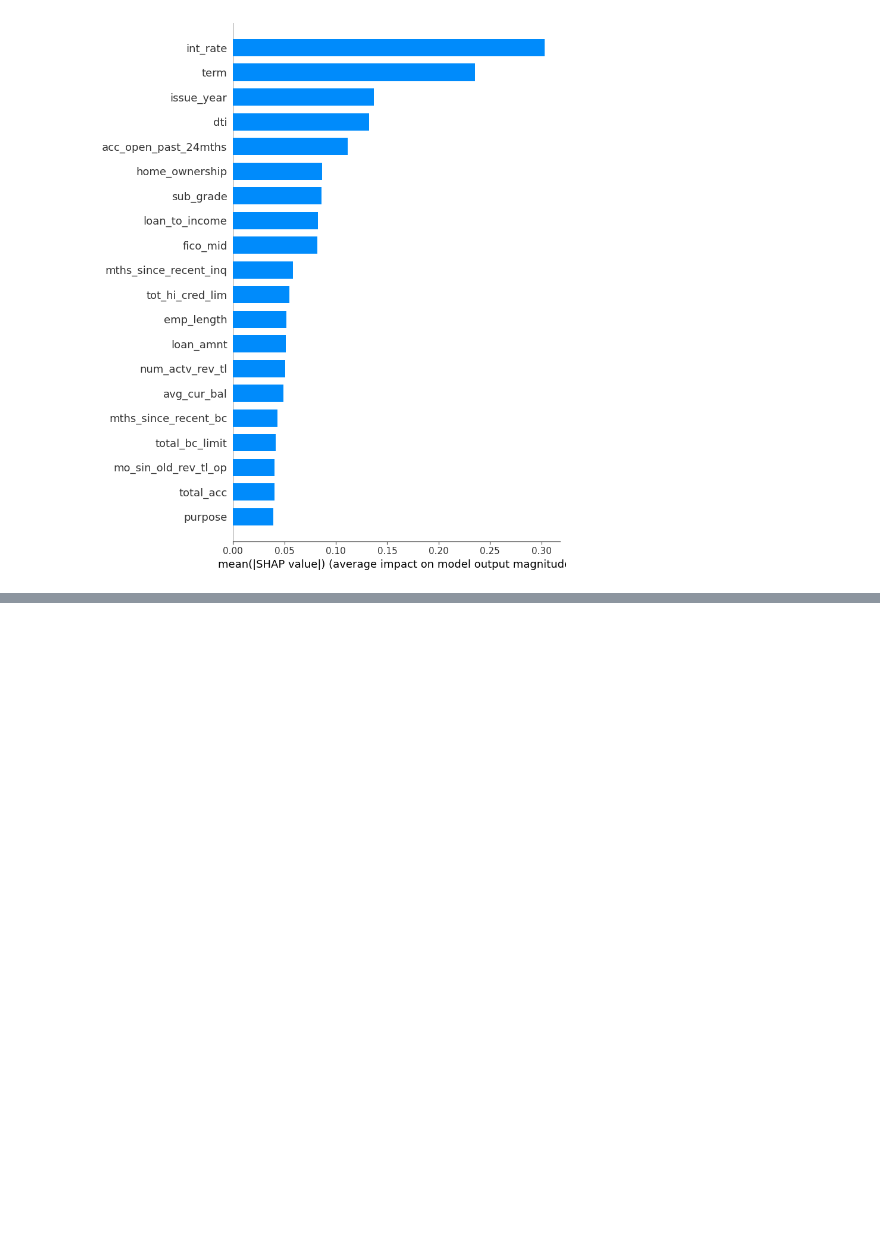
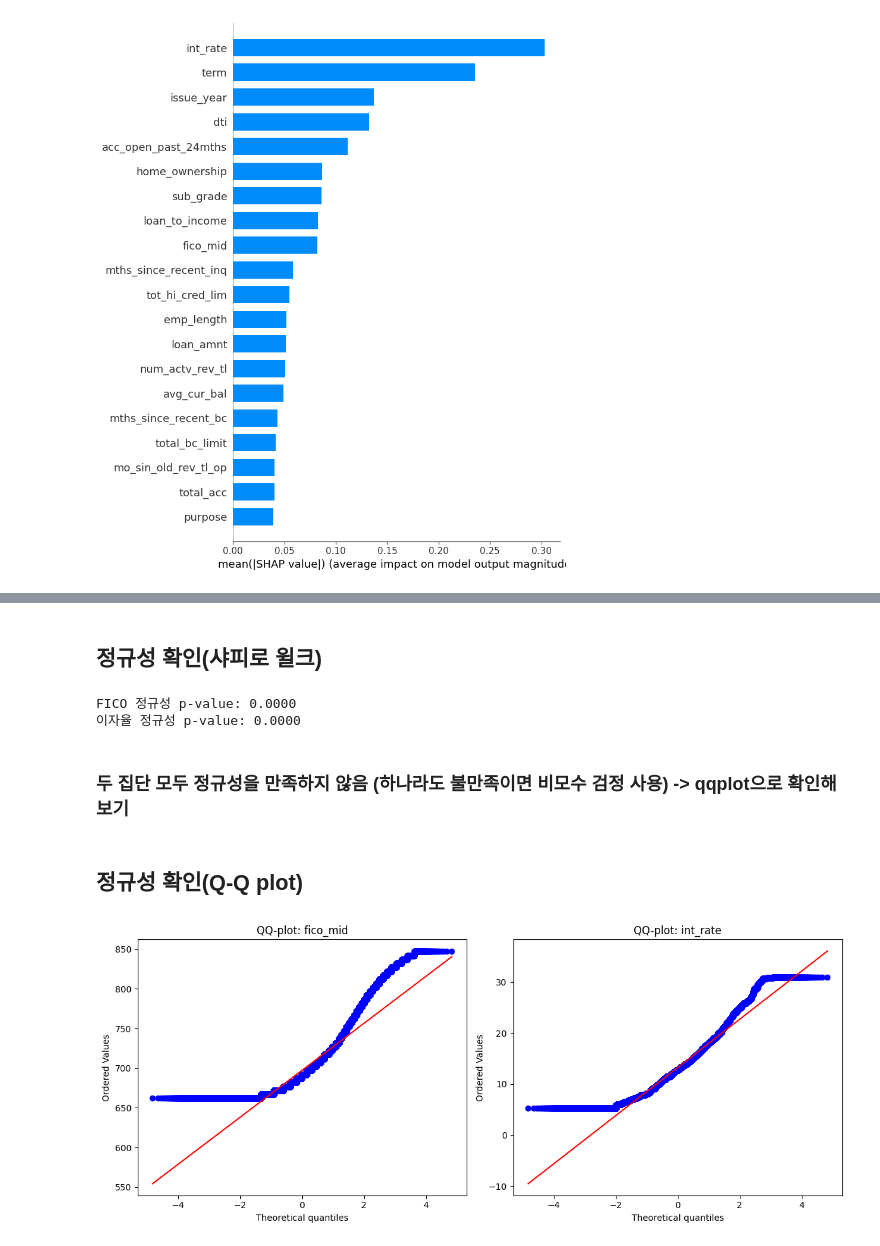
Before and after one commit to gywns7507/second_project, a Jupyter notebook: joon_catboost.ipynb, the cells around one changed output, grey strips where cells are left out. Drawn from its saved outputs; the diff is of its cells as text; code cells hidden in the pictures; blank space fills up the shorter version.

```diff
--- a/joon_catboost.ipynb
+++ b/joon_catboost.ipynb
@@ -336,0 +419,16 @@ shap.summary_plot(shap_values, X_test_sample)
+# %%
+from scipy.stats import pointbiserialr
+
+# 1. 특정 변수(예: int_rate)의 SHAP 값 추출
+# X_test_sample의 인덱스와 y_test의 인덱스를 맞춰야 합니다.
+target_sample = y_test.loc[X_test_sample.index]
+
+results = []
+for i, col in enumerate(X_test_sample.columns):
+    # SHAP 값과 실제 타겟(연체 여부) 간의 상관계수 및 p-value 계산
+    corr, p_val = pointbiserialr(target_sample, shap_values[:, i])
+    results.append({'Feature': col, 'Correlation': corr, 'p-value': p_val})
+
+df_test = pd.DataFrame(results).sort_values('p-value')
+# p-value가 0.05보다 작은 변수들만 출력
+print(df_test[df_test['p-value'] < 0.05])
@@ -336,0 +491,37 @@ shap.summary_plot(shap_values, X_test_sample)
+# %% [markdown]
+## 정규성 확인(샤피로 윌크)
+# %%
+import scipy.stats as stats
+
+fico_data = X_train['fico_mid'].dropna()
+int_rate_data = X_train['int_rate'].dropna()
+
+stat_a, p_a = stats.shapiro(fico_data)
+stat_b, p_b = stats.shapiro(int_rate_data)
+
+print(f"FICO 정규성 p-value: {p_a:.4f}")
+print(f"이자율 정규성 p-value: {p_b:.4f}")
+# %% [output]
+FICO 정규성 p-value: 0.0000
+이자율 정규성 p-value: 0.0000
+# %% [markdown]
+### 두 집단 모두 정규성을 만족하지 않음 (하나라도 불만족이면 비모수 검정 사용) -> qqplot으로 확인해보기
+# %% [markdown]
+## 정규성 확인(Q-Q plot)
+# %%
+import scipy.stats as stats
+import matplotlib.pyplot as plt
+
+features = ['fico_mid', 'int_rate']
+
+plt.figure(figsize=(12, 5))
+for i, col in enumerate(features, 1):
+    plt.subplot(1, 2, i)
+    # QQ-plot 그리기
+    stats.probplot(X_train[col], dist="norm", plot=plt)
+    plt.title(f'QQ-plot: {col}')
+
+plt.tight_layout()
+plt.show()
+# %% [output]
+[figure, added]
```
Also changed, not shown: parts of 16 cells of this notebook.
